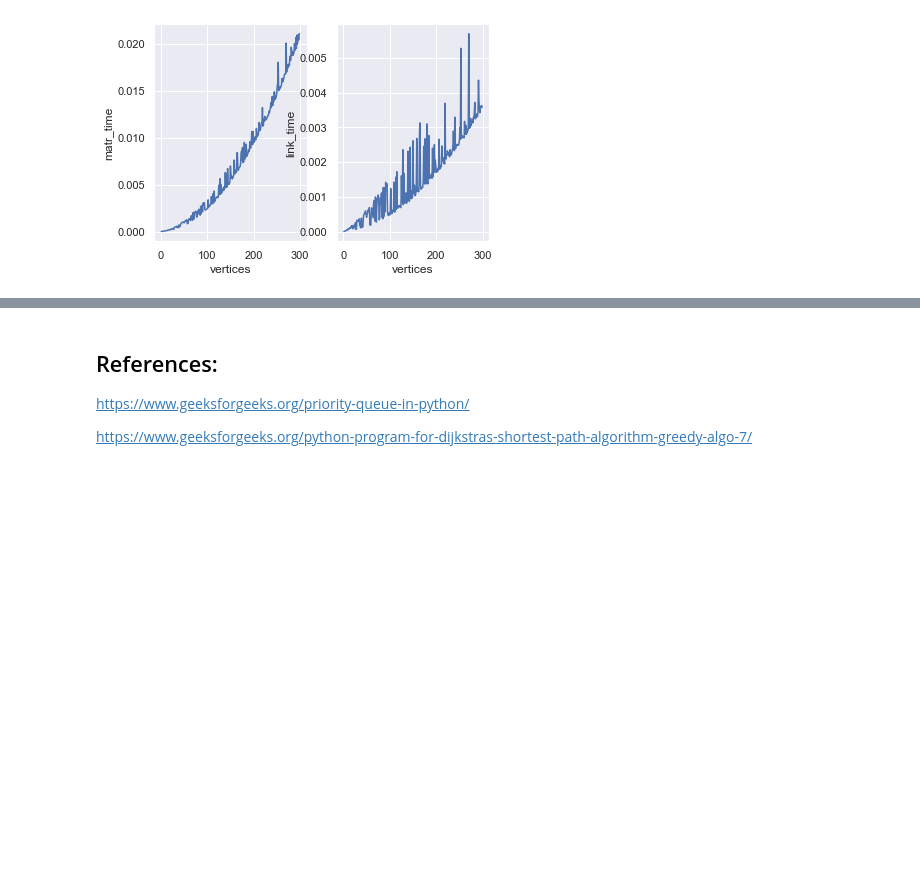
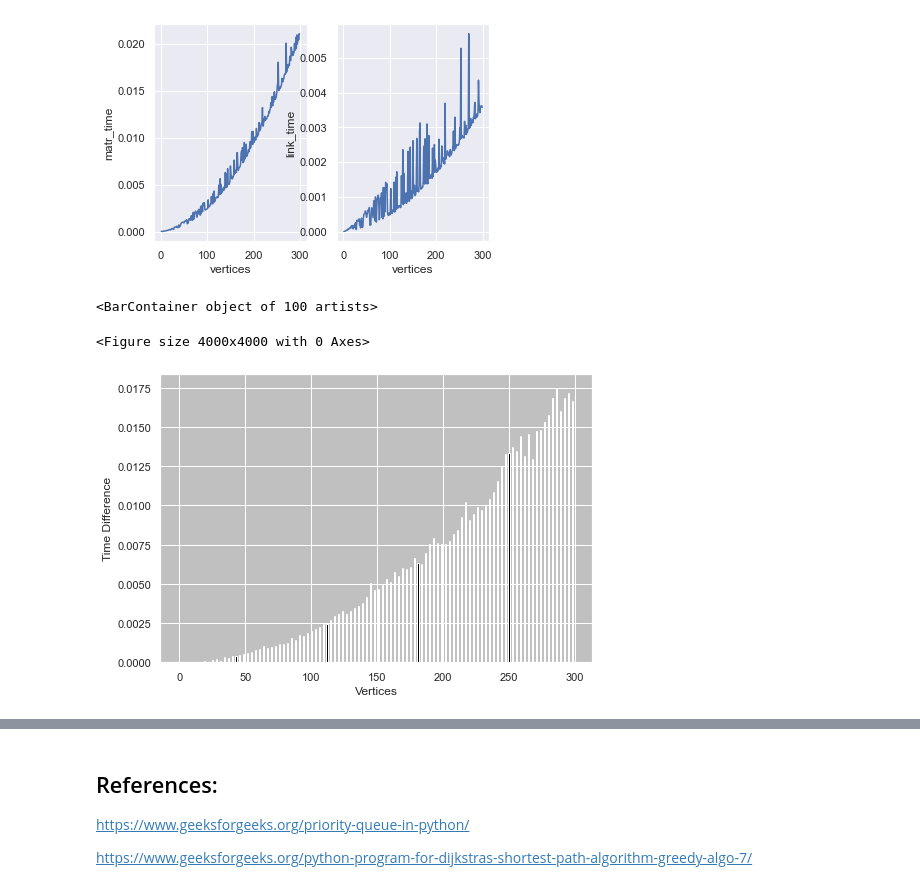
Before and after one commit to Kiriketsuki/CZ2101, a Jupyter notebook: Lab 2/dijkstra_algo.ipynb, the cells around one changed output, grey strips where cells are left out. Drawn from its saved outputs; the diff is of its cells as text; code cells hidden in the pictures; blank space fills up the shorter version.

```diff
--- a/Lab 2/dijkstra_algo.ipynb
+++ b/Lab 2/dijkstra_algo.ipynb
@@ -257,11 +257,11 @@ class Graph:
 ## Linked List Implementation
 # %%
 class node:
-    def __init__(self, data_value = None, index = None):
+    def __init__(self, data_value = None, weight = 0, index = None, next_node = None):
         self.data_value = data_value # value
         self.index = index # for indexing in linked list
-        self.weight = 0 # for weighted graphs
-        self.next_node = None # to point to next node
+        self.weight = weight # for weighted graphs
+        self.next_node = next_node # to point to next node
 
 class linked_list:
     def __init__(self):
@@ -270,7 +270,7 @@ class linked_list:
         self.tail = None
 
     def append(self, number):
-        temp = node(number, self.size) # insert at the end, so insert at size
+        temp = node(data_value = number, index = self.size) # insert at the end, so insert at size
         if (self.head == None): # first node
             self.head = temp
             self.tail = self.head
@@ -626,3 +778,15 @@ sb.lineplot(data = results_1, x = "vertices", y = "link_time", ax = ax[1])
 # %% [output]
 <AxesSubplot:xlabel='vertices', ylabel='link_time'>
 [figure]
+# %%
+fig = plt.figure(figsize=(20,20), dpi = 200)
+fig = plt.figure()
+ax = fig.add_axes([0,0,1,1])
+ax.set_facecolor('silver')
+plt.xlabel("Vertices")
+plt.ylabel("Time Difference")
+ax.bar(random_results_0["vertices"], random_results_0["time_diff"], color = "black")
+# %% [output]
+<BarContainer object of 100 artists>
+<Figure size 4000x4000 with 0 Axes>
+[figure, added]
```
Also changed, not shown: parts of 10 cells of this notebook.
